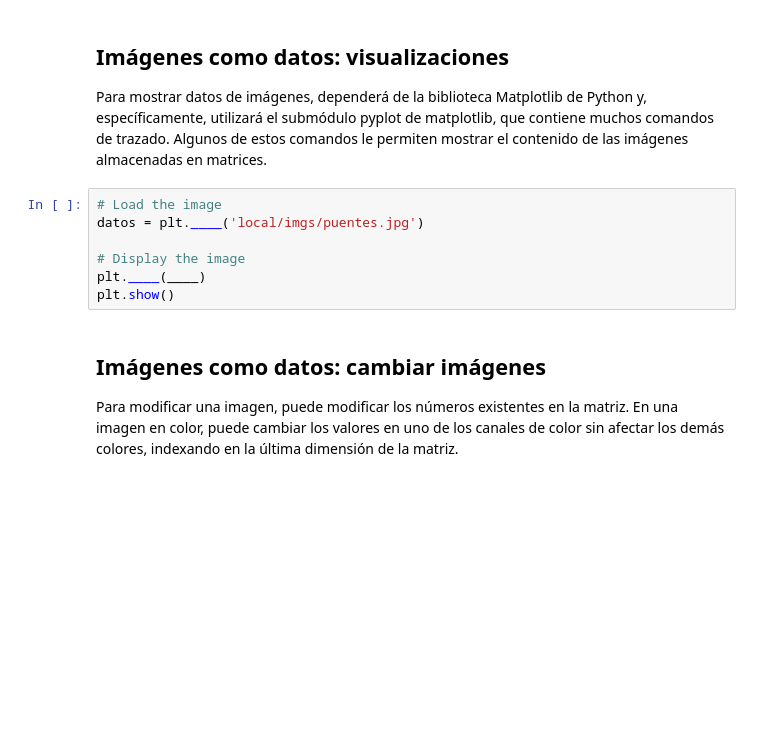
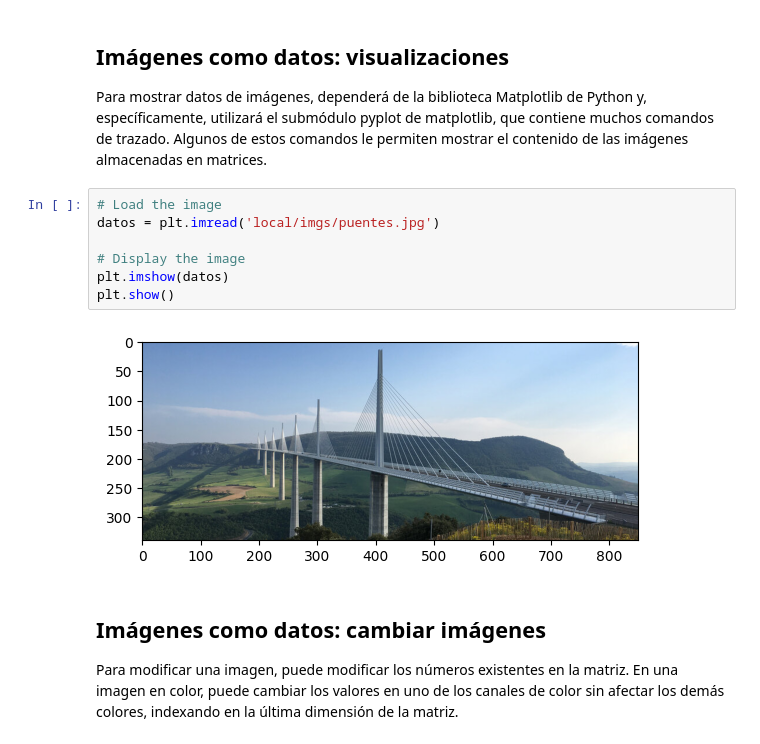
Before and after one commit to marioandressp08/TensorFlow-2.x-YOLOv3, a Jupyter notebook: U3.02 - [TALLER] - Images Manipulating and convolutions.ipynb, the cells around one changed output. Saved outputs shown, nothing was run; the diff lists cells and outputs as text; blank space fills up the shorter version.

```diff
--- a/U3.02 - [TALLER] - Images Manipulating and convolutions.ipynb
+++ b/U3.02 - [TALLER] - Images Manipulating and convolutions.ipynb
@@ -35,11 +31,13 @@ import numpy as np
 Para mostrar datos de imágenes, dependerá de la biblioteca Matplotlib de Python y, específicamente, utilizará el submódulo pyplot de matplotlib, que contiene muchos comandos de trazado. Algunos de estos comandos le permiten mostrar el contenido de las imágenes almacenadas en matrices.
 # %%
 # Load the image
-datos = plt.____('local/imgs/puentes.jpg')
+datos = plt.imread('local/imgs/puentes.jpg')
 
 # Display the image
-plt.____(____)
+plt.imshow(datos)
 plt.show()
+# %% [output]
+[figure, added]
 # %% [markdown]
 ## **Imágenes como datos: cambiar imágenes**
 
```
Also changed, not shown: parts of 9 cells of this notebook.
